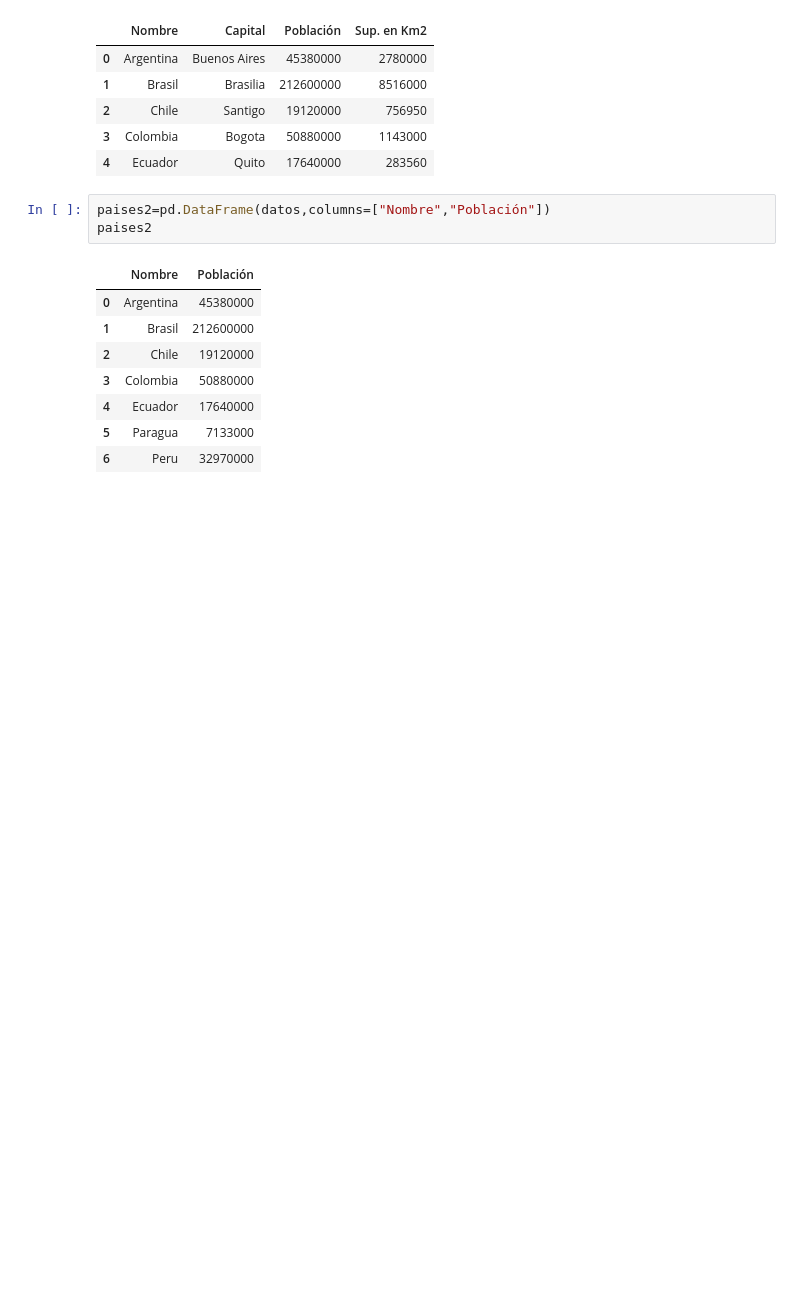
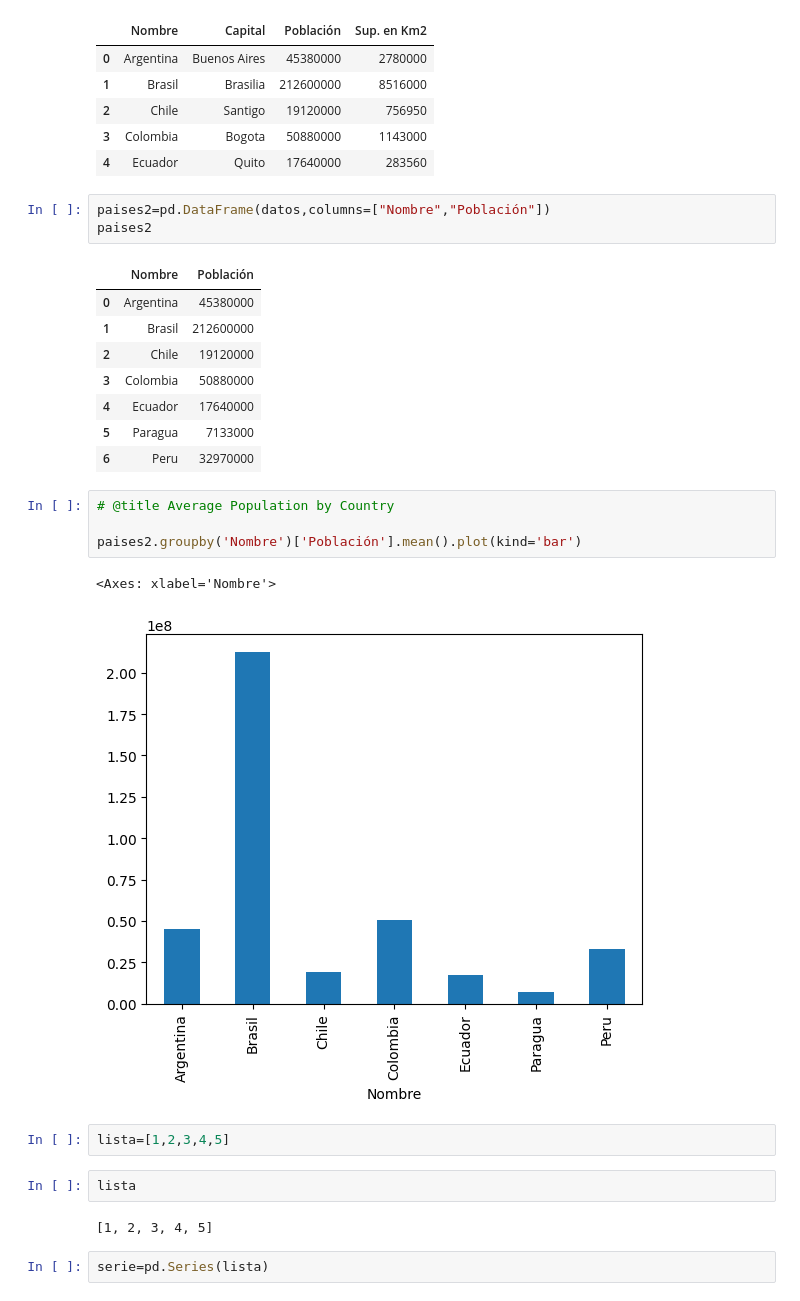
Before and after one commit to pablohf7/Analisis_ventas2015, a Jupyter notebook: Graficos.ipynb, the cells around one changed output. Cells and saved outputs as stored; diff of their text form; blank space fills up the shorter version.

```diff
--- a/Graficos.ipynb
+++ b/Graficos.ipynb
@@ -295,3 +295,18 @@ paises2
 | 4 | Ecuador | 17640000 |
 | 5 | Paragua | 7133000 |
 | 6 | Peru | 32970000 |
+# %%
+# @title Average Population by Country
+
+paises2.groupby('Nombre')['Población'].mean().plot(kind='bar')
+# %% [output]
+<Axes: xlabel='Nombre'>
+[figure, added]
+# %%
+lista=[1,2,3,4,5]
+# %%
+lista
+# %% [output]
+[1, 2, 3, 4, 5]
+# %%
+serie=pd.Series(lista)
```
Also changed, not shown: parts of 14 cells of this notebook.
